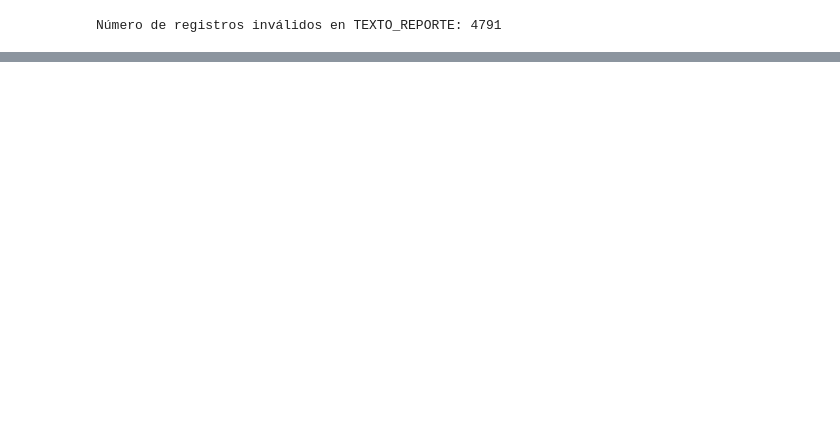
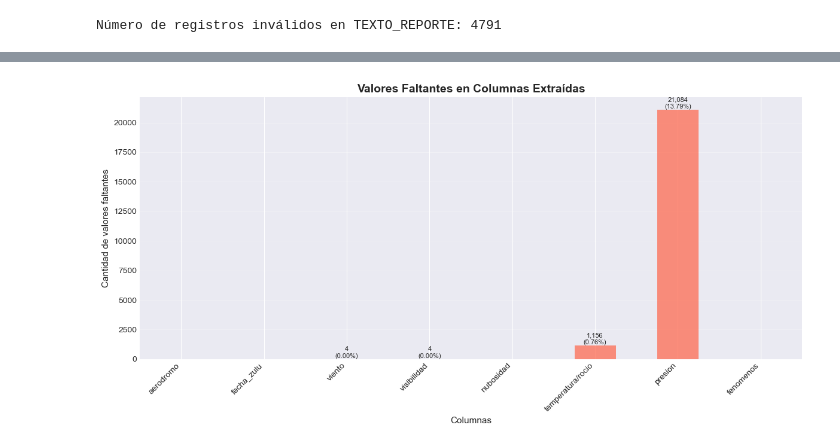
Before and after one commit to OmarLAlbarracinM/Prediccion-Cizalladura-SKBQ, a Jupyter notebook: docs/notebooks/02_preprocesamiento.ipynb, the cells around one changed output, grey strips where cells are left out. Drawn from its saved outputs; the diff is of its cells as text; code cells hidden in the pictures; blank space fills up the shorter version.

```diff
--- a/docs/notebooks/02_preprocesamiento.ipynb
+++ b/docs/notebooks/02_preprocesamiento.ipynb
@@ -99,0 +621,14 @@ df_raw["fenomenos"] = df_raw["TEXTO_REPORTE"].str.findall(r'\b(TS|RA|SHRA|FG|BR|
+# %%
+# 2. Análisis de valores faltantes
+columnas_extraidas = ["aerodromo", "fecha_zulu", "viento", "visibilidad",
+                      "nubosidad", "temperatura/rocio", "presion", "fenomenos"]
+
+print("\n  VALORES FALTANTES EN COLUMNAS EXTRAÍDAS:")
+missing_extracted = df_raw[columnas_extraidas].isna().sum()
+missing_extracted_pct = (missing_extracted / len(df_raw)) * 100
+missing_extracted_df = pd.DataFrame({
+    'Valores faltantes': missing_extracted,
+    'Porcentaje': missing_extracted_pct,
+    'Completitud (%)': 100 - missing_extracted_pct
+})
+print(missing_extracted_df.to_string(index=True))
@@ -99,0 +662,23 @@ df_raw["fenomenos"] = df_raw["TEXTO_REPORTE"].str.findall(r'\b(TS|RA|SHRA|FG|BR|
+# %%
+# Visualización de valores faltantes
+fig, ax = plt.subplots(figsize=(12, 6))
+if missing_extracted.sum() > 0:
+    bars = missing_extracted.plot(kind='bar', ax=ax, color='tomato', alpha=0.7)
+    ax.set_title('Valores Faltantes en Columnas Extraídas', fontsize=14, fontweight='bold')
+    ax.set_ylabel('Cantidad de valores faltantes', fontsize=11)
+    ax.set_xlabel('Columnas', fontsize=11)
+    ax.set_xticklabels(ax.get_xticklabels(), rotation=45, ha='right')
+    ax.grid(axis='y', alpha=0.3)
+
+    # Agregar etiquetas con porcentajes
+    for i, (idx, val) in enumerate(missing_extracted.items()):
+        if val > 0:
+            ax.text(i, val, f'{val:,}\n({missing_extracted_pct[idx]:.2f}%)',
+                   ha='center', va='bottom', fontsize=8)
+
+    plt.tight_layout()
+    plt.show()
+else:
+    print("\n✓ No hay valores faltantes en las columnas extraídas")
+# %% [output]
+[figure, added]
```
Also changed, not shown: parts of 59 cells of this notebook, 1 other file.
